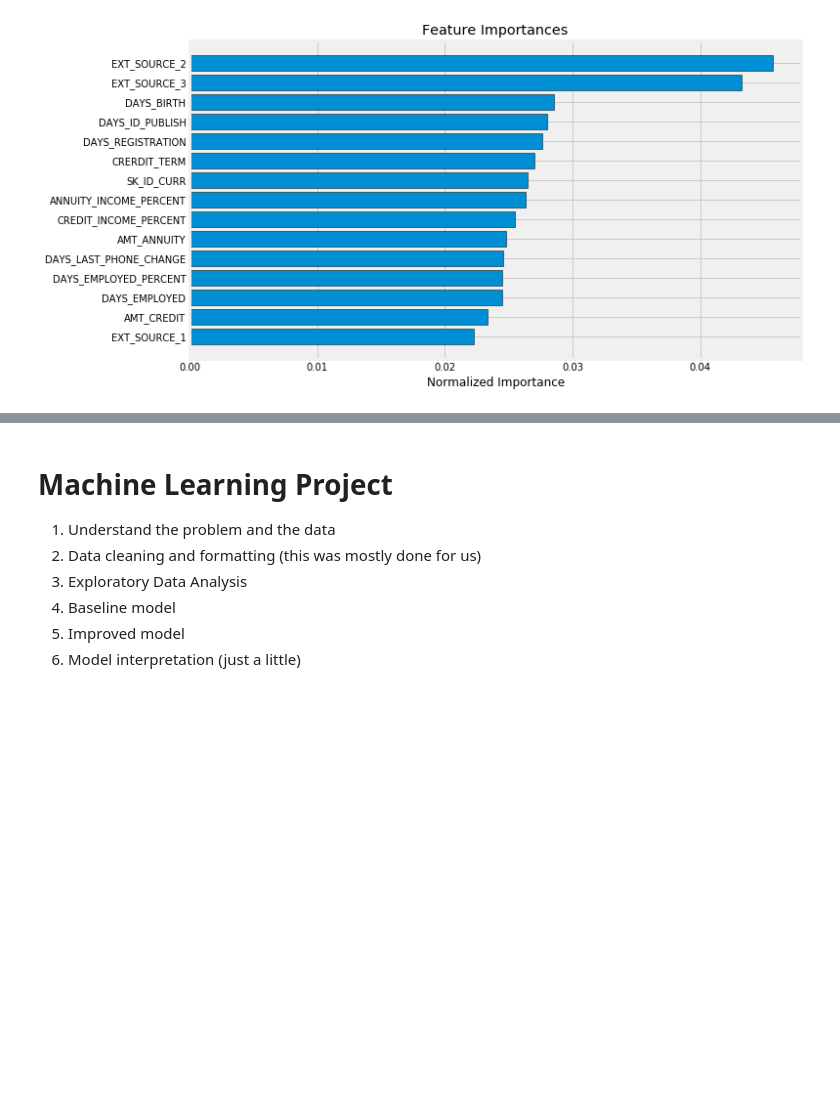
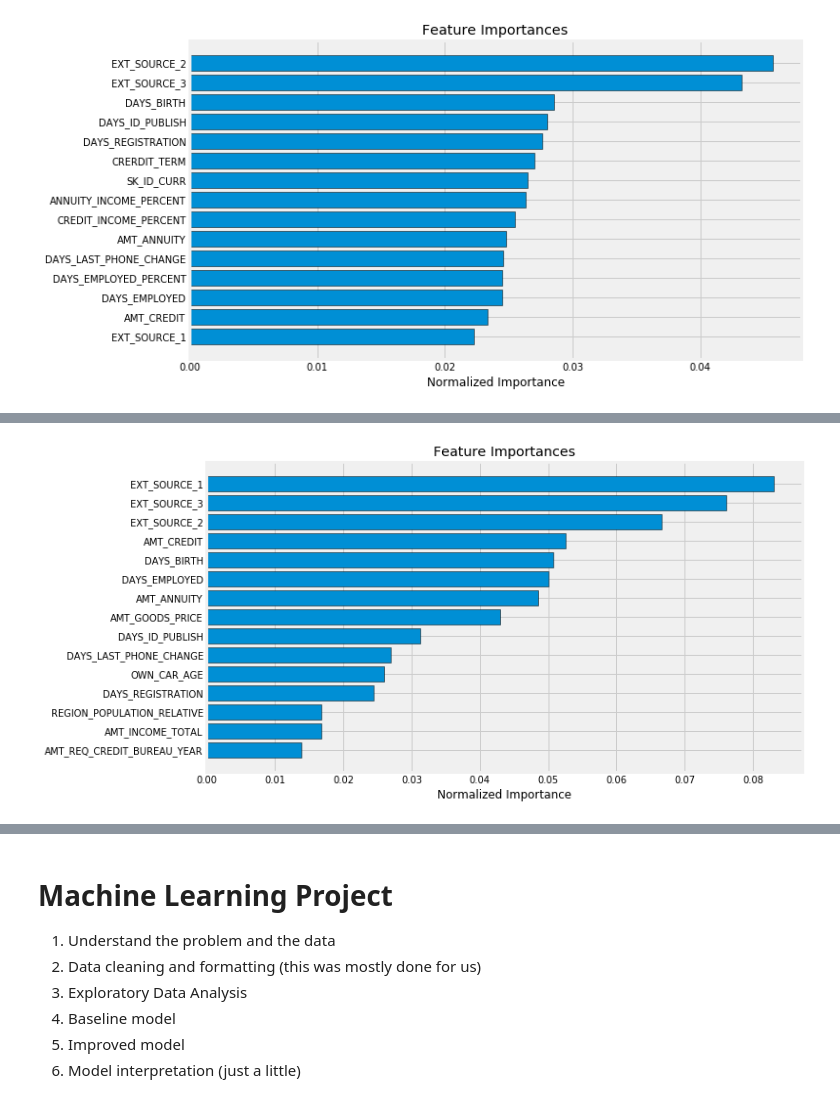
Before and after one commit to takkmj/hello_world, a Jupyter notebook: kaggle_home_credit/home_credit_practice.ipynb, the cells around one changed output, grey strips where cells are left out. Drawn from its saved outputs; the diff is of its cells as text; code cells hidden in the pictures; blank space fills up the shorter version.

```diff
--- a/kaggle_home_credit/home_credit_practice.ipynb
+++ b/kaggle_home_credit/home_credit_practice.ipynb
@@ -840,0 +966,4 @@ feature_importances_domain_sorted = plot_feature_importances(feature_importance_
+# %%
+submission, fi, metrics = model(train, test)
+print('Baseline metrics')
+print(metrics)
@@ -840,0 +988,4 @@ feature_importances_domain_sorted = plot_feature_importances(feature_importance_
+# %%
+fi_sorted = plot_feature_importances(fi)
+# %% [output]
+[figure, added]
```
Also changed, not shown: parts of 6 cells of this notebook.
